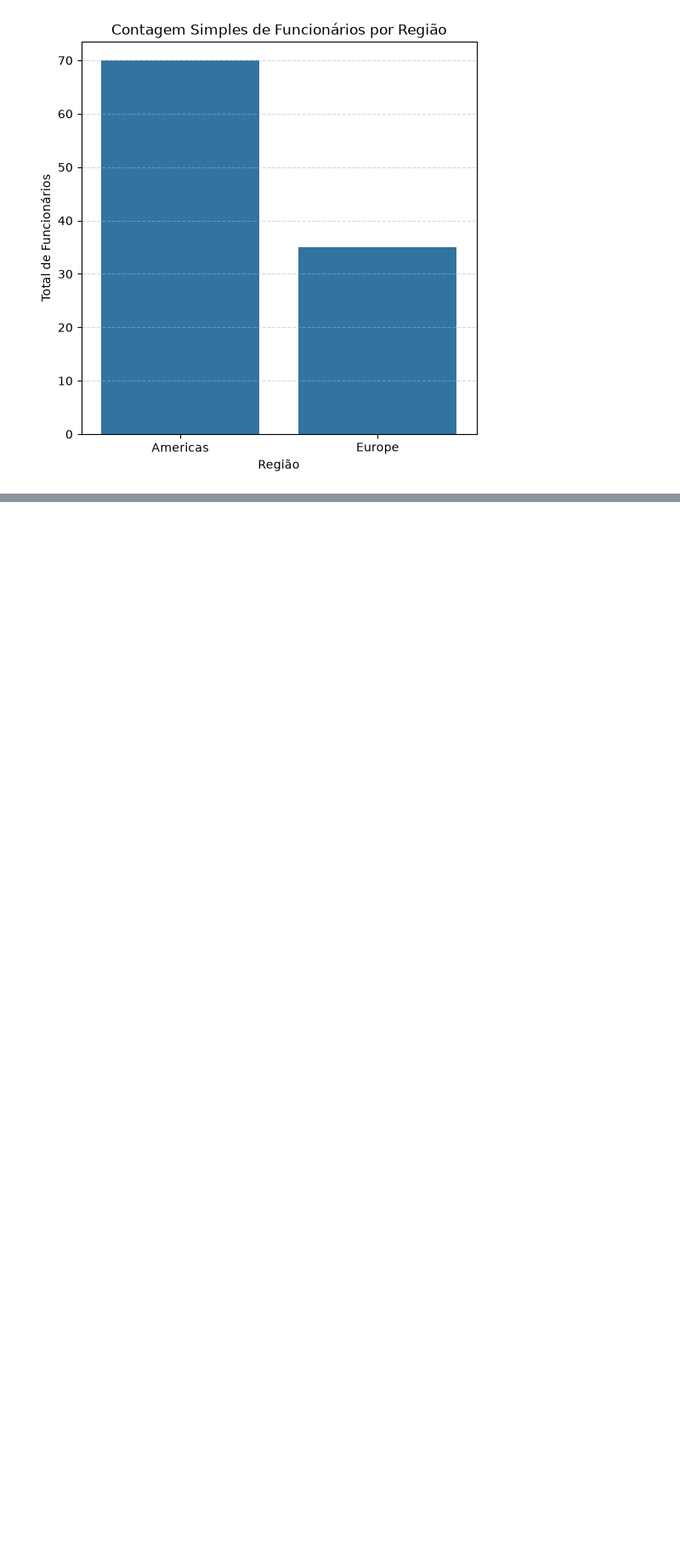
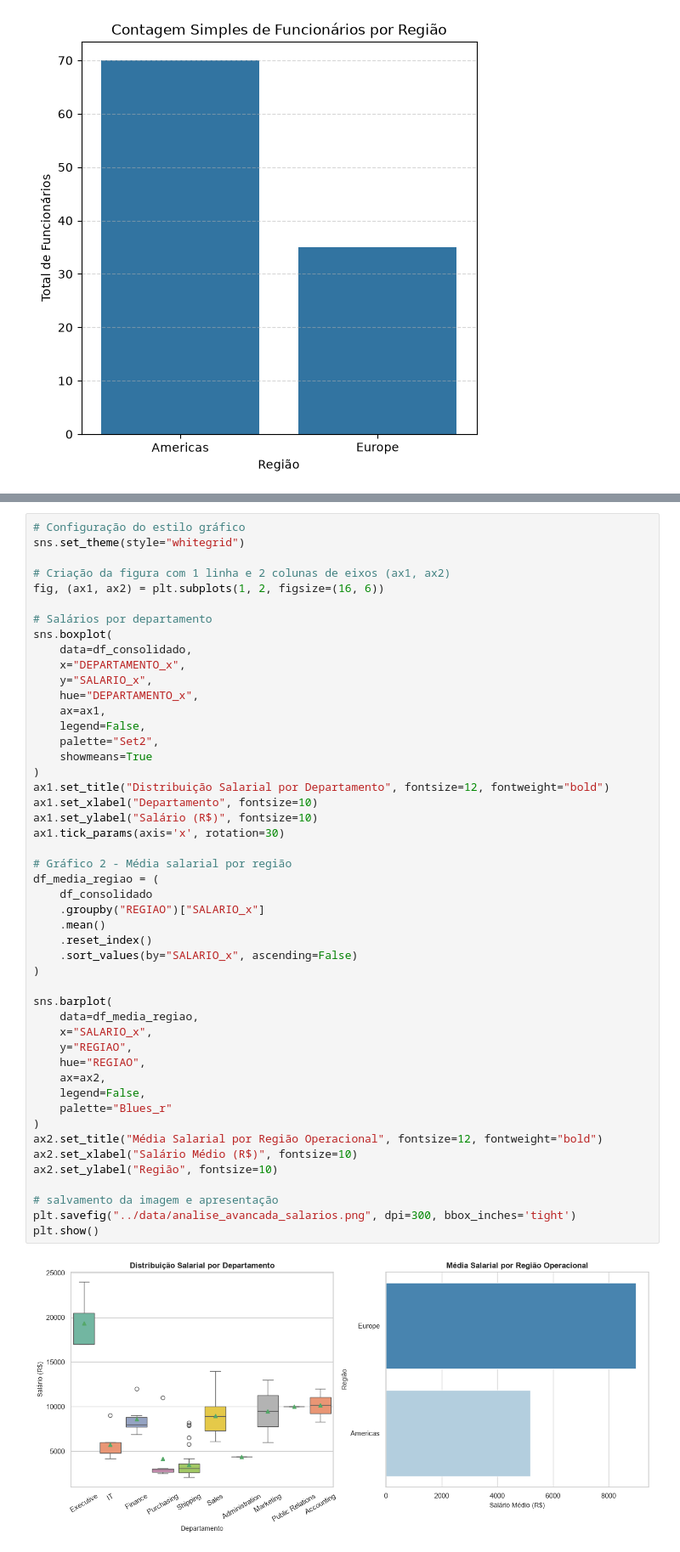
Before and after one commit to engsergioleite/sergio_leite_projeto_final, a Jupyter notebook: notebooks/analise.ipynb, the cells around one changed output, grey strips where cells are left out. Shown at 85% size. Drawn from its saved outputs; the diff is of its cells as text; blank space fills up the shorter version.

Commit message:
adiciona graficos de distribuicao e media salarial e a imagem gerada

```diff
--- a/notebooks/analise.ipynb
+++ b/notebooks/analise.ipynb
@@ -266,0 +271,50 @@ df_consolidado.head()
+# %%
+# Configuração do estilo gráfico
+sns.set_theme(style="whitegrid")
+
+# Criação da figura com 1 linha e 2 colunas de eixos (ax1, ax2)
+fig, (ax1, ax2) = plt.subplots(1, 2, figsize=(16, 6))
+
+# Salários por departamento
+sns.boxplot(
+    data=df_consolidado,
+    x="DEPARTAMENTO_x",
+    y="SALARIO_x",
+    hue="DEPARTAMENTO_x",
+    ax=ax1,
+    legend=False,
+    palette="Set2",
+    showmeans=True
+)
+ax1.set_title("Distribuição Salarial por Departamento", fontsize=12, fontweight="bold")
+ax1.set_xlabel("Departamento", fontsize=10)
+ax1.set_ylabel("Salário (R$)", fontsize=10)
+ax1.tick_params(axis='x', rotation=30)
+
+# Gráfico 2 - Média salarial por região
+df_media_regiao = (
+    df_consolidado
+    .groupby("REGIAO")["SALARIO_x"]
+    .mean()
+    .reset_index()
+    .sort_values(by="SALARIO_x", ascending=False)
+)
+
+sns.barplot(
+    data=df_media_regiao,
+    x="SALARIO_x",
+    y="REGIAO",
+    hue="REGIAO",
+    ax=ax2,
+    legend=False,
+    palette="Blues_r"
+)
+ax2.set_title("Média Salarial por Região Operacional", fontsize=12, fontweight="bold")
+ax2.set_xlabel("Salário Médio (R$)", fontsize=10)
+ax2.set_ylabel("Região", fontsize=10)
+
+# salvamento da imagem e apresentação
+plt.savefig("../data/analise_avancada_salarios.png", dpi=300, bbox_inches='tight')
+plt.show()
+# %% [output]
+[figure, added]
```
Also changed, not shown: parts of 1 cell of this notebook, 1 other file.
